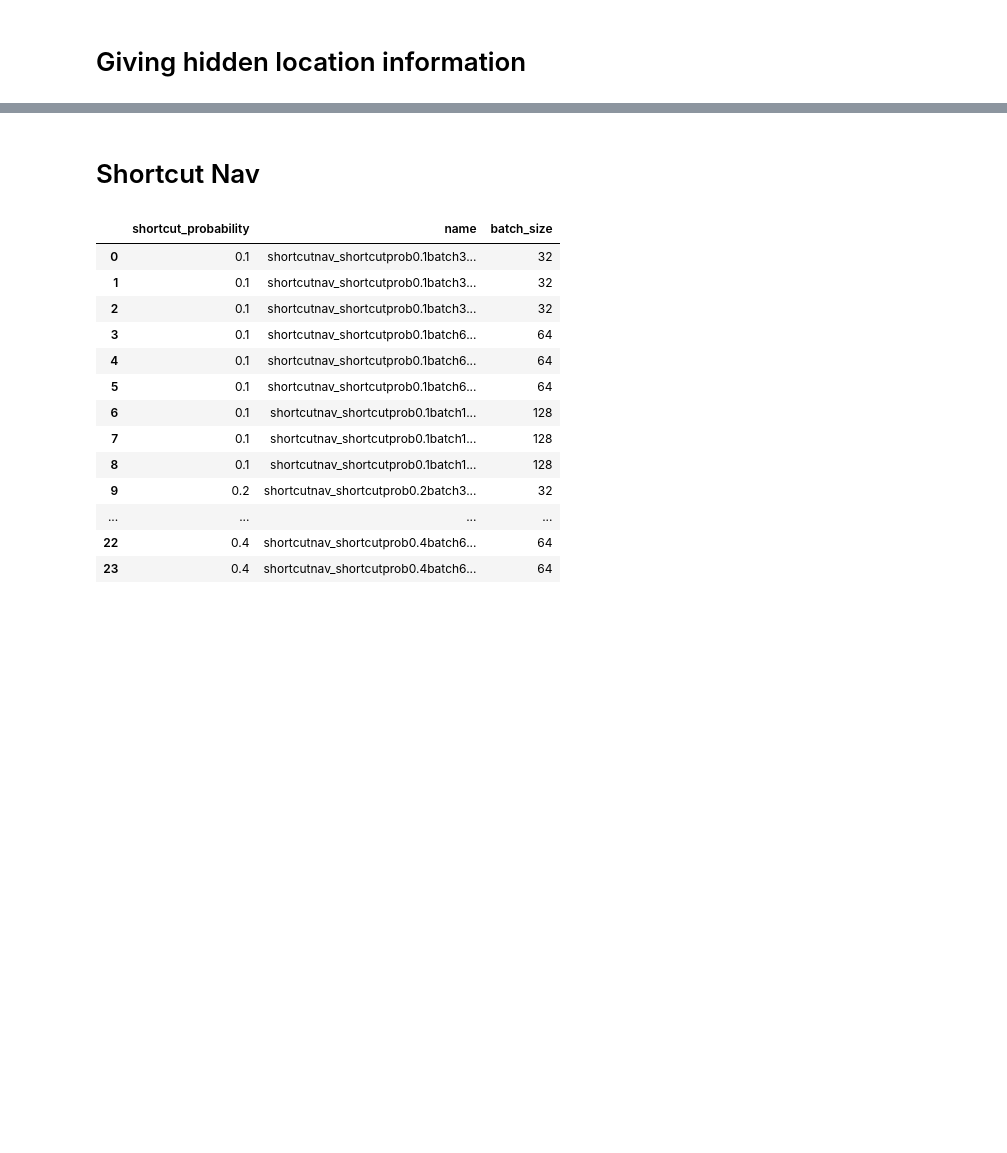
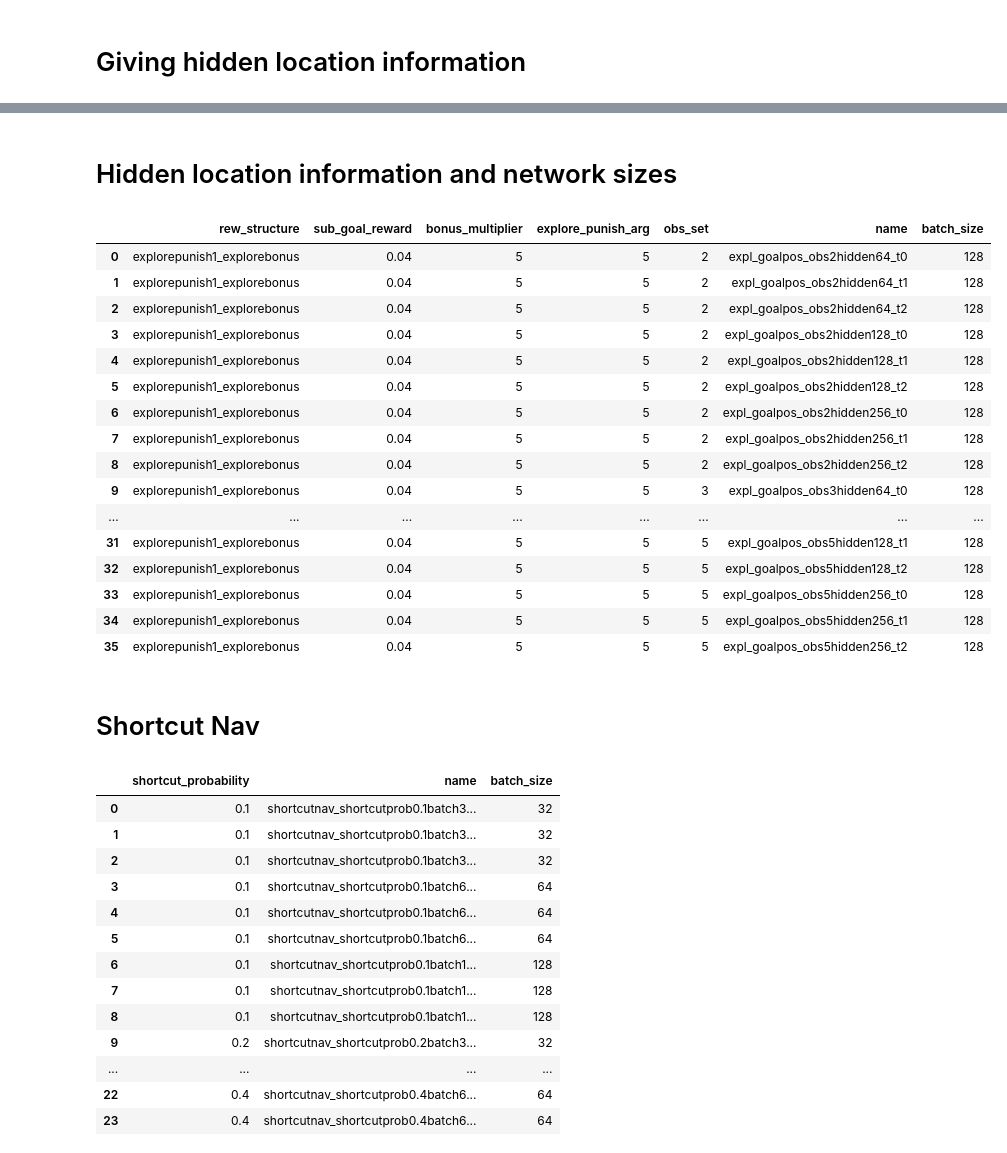
Before and after one commit to liuandrew/ppo_aux, a Jupyter notebook: write_and_test/write_experiments.ipynb, the cells around one changed output, grey strips where cells are left out. Drawn from its saved outputs; the diff is of its cells as text; code cells hidden in the pictures; blank space fills up the shorter version.

Commit message:
Add a couple more options for observations given for hidden information in explore task. Added evaluation methods in jupyter books

```diff
--- a/write_and_test/write_experiments.ipynb
+++ b/write_and_test/write_experiments.ipynb
@@ -769,9 +769,12 @@ pd.DataFrame(rows)
 | 10 | 0 | explorepunish2 | 3 | 4 | 12 | 1 | 1 | ... |
 | 11 | 0 | explorepunish2 | 3 | 4 | 12 | 1 | 1 | ... |
 # %%
-sub_reward_sizes = [0.01, 0.02, 0.04]
-punish_args = [3, 5, 7]
-mults = [2, 5]
+mult = 2
+punish_arg = 5
+sub_reward = 0.04
+
+
+
 num_trials = 3
 
 batch = 128
@@ -959,6 +1033,74 @@ pd.DataFrame(rows)
 | 15 | explorepunish1_explorebonus | 0.02 | 5 | 5 | 3 | 50 | expl_goalpos_punishbonusep0.02goa... | ... |
 | 16 | explorepunish1_explorebonus | 0.02 | 5 | 5 | 3 | 50 | expl_goalpos_punishbonusep0.02goa... | ... |
 | 17 | explorepunish1_explorebonus | 0.02 | 5 | 5 | 3 | 50 | expl_goalpos_punishbonusep0.02goa... | ... |
+# %% [markdown]
+# Hidden location information and network sizes
+# %%
+num_trials = 3
+
+batch = 128
+rows = []
+obs_sets = [2, 3, 4, 5]
+network_sizes = [64, 128, 256]
+
+for obs in obs_sets:
+    for hidden in network_sizes:
+        for i in range(num_trials):
+            exp_name = f'expl_goalpos_obs{obs}hidden{hidden}_t{i}'
+
+            env_kwargs = {'rew_structure': 'explorepunish1_explorebonus',
+                          'sub_goal_reward': 0.04, 'bonus_multiplier': 5,
+                          'explore_punish_arg': 5, 'obs_set': obs}
+
+            row = env_kwargs.copy()
+            row['name'] = exp_name
+            row['batch_size'] = batch
+
+            rows.append(row)
+            config = {
+                'wandb_project_name': 'Nav_Shared_Layers',
+                'exp_name': exp_name,
+                'save_name': exp_name,
+                'num_env_steps': 5000000,
+                'env_name': 'ExploreNav-v0',
+                'algo': 'ppo',
+                'num_mini_batch': 1,
+                'num_processes': 1,
+                'num_steps': batch,
+
+                'checkpoint_interval': 10,
+                'save_dir': 'explorenav_pos',
+
+                'recurrent': True,
+                'seed': i,
+                'no_cuda': True,
+                'env_kwargs': env_kwargs,
+
+                'nn_base': 'DelayedRNNPPO',
+                'nn_base_kwargs': {'hidden_size': hidden},
+            }
+
+            pickle.dump(config, open('../experiment_configs/' + exp_name, 'wb'))
+
+pd.DataFrame(rows)
+# %% [output]
+|  | rew_structure | sub_goal_reward | bonus_multiplier | explore_punish_arg | obs_set | name | batch_size |
+| 0 | explorepunish1_explorebonus | 0.04 | 5 | 5 | 2 | expl_goalpos_obs2hidden64_t0 | 128 |
+| 1 | explorepunish1_explorebonus | 0.04 | 5 | 5 | 2 | expl_goalpos_obs2hidden64_t1 | 128 |
+| 2 | explorepunish1_explorebonus | 0.04 | 5 | 5 | 2 | expl_goalpos_obs2hidden64_t2 | 128 |
+| 3 | explorepunish1_explorebonus | 0.04 | 5 | 5 | 2 | expl_goalpos_obs2hidden128_t0 | 128 |
+| 4 | explorepunish1_explorebonus | 0.04 | 5 | 5 | 2 | expl_goalpos_obs2hidden128_t1 | 128 |
+| 5 | explorepunish1_explorebonus | 0.04 | 5 | 5 | 2 | expl_goalpos_obs2hidden128_t2 | 128 |
+| 6 | explorepunish1_explorebonus | 0.04 | 5 | 5 | 2 | expl_goalpos_obs2hidden256_t0 | 128 |
+| 7 | explorepunish1_explorebonus | 0.04 | 5 | 5 | 2 | expl_goalpos_obs2hidden256_t1 | 128 |
+| 8 | explorepunish1_explorebonus | 0.04 | 5 | 5 | 2 | expl_goalpos_obs2hidden256_t2 | 128 |
+| 9 | explorepunish1_explorebonus | 0.04 | 5 | 5 | 3 | expl_goalpos_obs3hidden64_t0 | 128 |
+| ... | ... | ... | ... | ... | ... | ... | ... |
+| 31 | explorepunish1_explorebonus | 0.04 | 5 | 5 | 5 | expl_goalpos_obs5hidden128_t1 | 128 |
+| 32 | explorepunish1_explorebonus | 0.04 | 5 | 5 | 5 | expl_goalpos_obs5hidden128_t2 | 128 |
+| 33 | explorepunish1_explorebonus | 0.04 | 5 | 5 | 5 | expl_goalpos_obs5hidden256_t0 | 128 |
+| 34 | explorepunish1_explorebonus | 0.04 | 5 | 5 | 5 | expl_goalpos_obs5hidden256_t1 | 128 |
+| 35 | explorepunish1_explorebonus | 0.04 | 5 | 5 | 5 | expl_goalpos_obs5hidden256_t2 | 128 |
 # %% [markdown]
 # Shortcut Nav
 # %%
```
Also changed, not shown: parts of 1 cell of this notebook, 3 other files.
